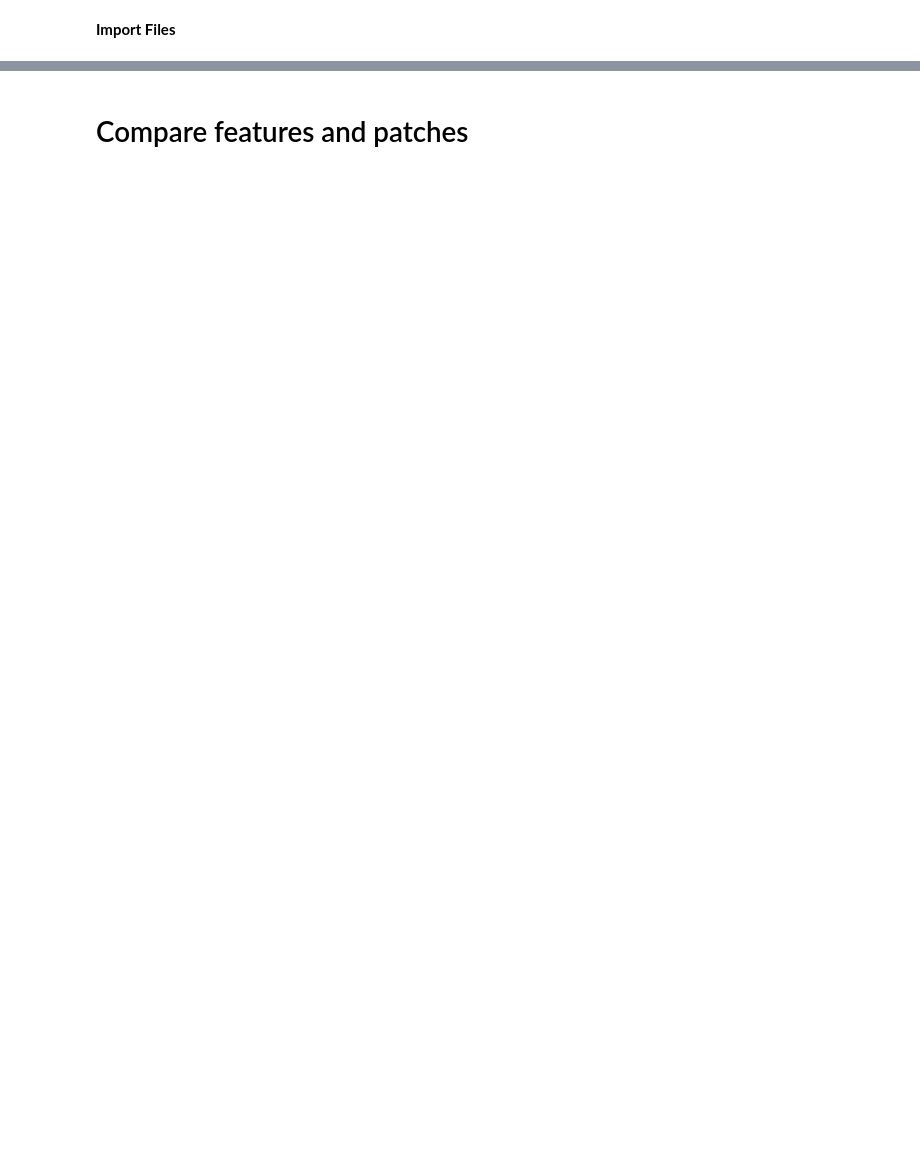
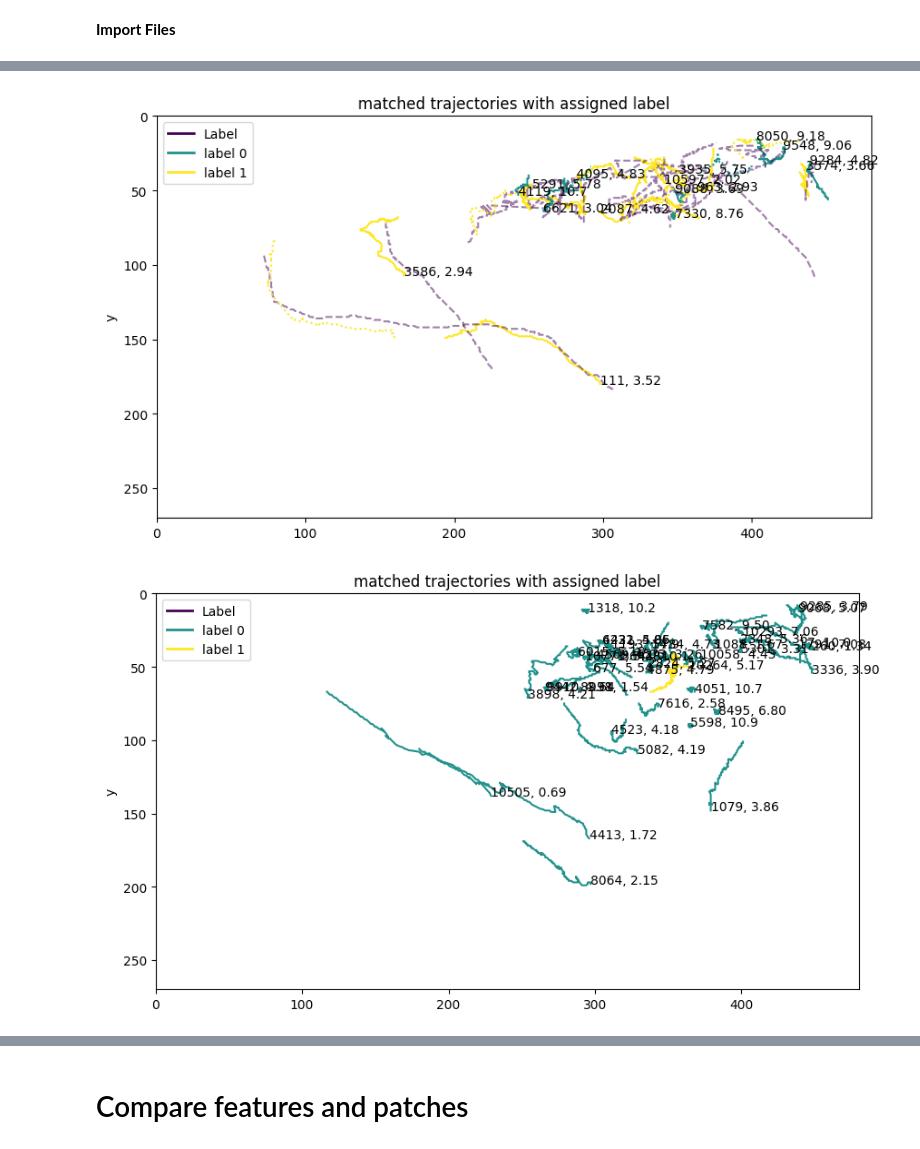
Before and after one commit to axpogroup/AXH-SonarFish, a Jupyter notebook: analysis/1_productionalization/classification_prototyping/feature_classif_nick.ipynb, the cells around one changed output, grey strips where cells are left out. Saved outputs shown, nothing was run; the diff lists cells and outputs as text; code cells hidden in the pictures; blank space fills up the shorter version.

Commit message:
also doing supervised classification

```diff
--- a/analysis/1_productionalization/classification_prototyping/feature_classif_nick.ipynb
+++ b/analysis/1_productionalization/classification_prototyping/feature_classif_nick.ipynb
@@ -66,3 +88,13 @@ The autoreload extension is already loaded. To reload it, use:
   8239: 266,
   8509: 267,
   9867: 269})
+# %%
+from sklearn.gaussian_process import GaussianProcessClassifier
+from sklearn.gaussian_process.kernels import RBF, Exponentiation
+from sklearn.ensemble import GradientBoostingClassifier
+
+gen.do_binary_classification(GradientBoostingClassifier(n_estimators=10), features=['traversed_distance', 'average_overlap_ratio'])
+gen.plot_track_pairings(metric_to_show="average_overlap_ratio")
+# %% [output]
+[figure, added]
+[figure, added]
```
Also changed, not shown: parts of 4 cells of this notebook, 8 other files.
